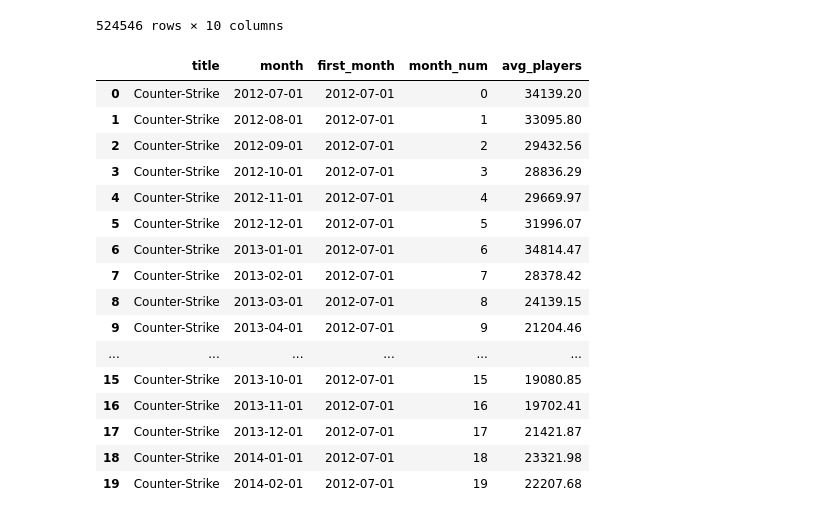
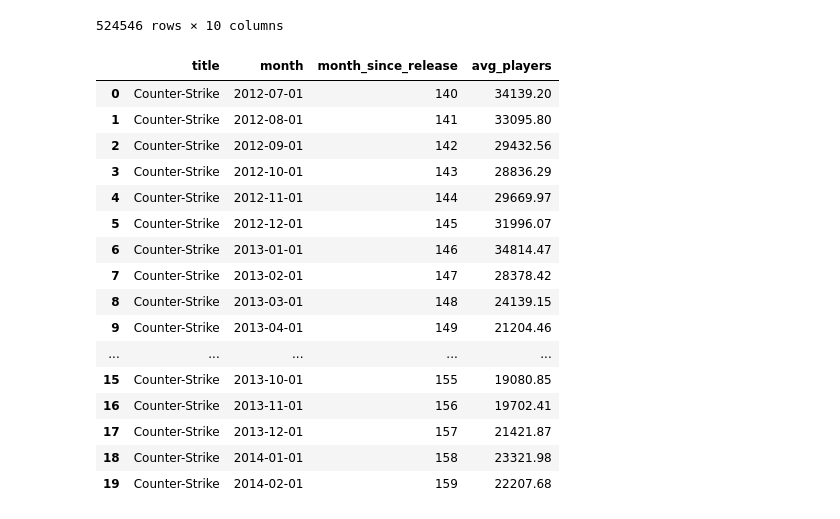
Before and after one commit to mzang20/Video-Game-Lifecycle, a Jupyter notebook: notebooks/03_lifecycle_analysis.ipynb, the cells around one changed output. Saved outputs shown, nothing was run; the diff lists cells and outputs as text; code cells hidden in the pictures.

```diff
--- a/notebooks/03_lifecycle_analysis.ipynb
+++ b/notebooks/03_lifecycle_analysis.ipynb
@@ -46,30 +47,39 @@ lifecycle
 | 524545 | 802450 | NAIRI: Tower of Shirin | 2018-11-29 | 9.99 | 173 | 0.90 | Adventure, Indie, Cute, Singlepla... | 2023-08-01 | ... |
 524546 rows × 10 columns
 # %%
+# Convert to datetime
+lifecycle["month"] = pd.to_datetime(lifecycle["month"])
+lifecycle["release_date"] = pd.to_datetime(
+    lifecycle["release_date"],
+    errors="coerce"
+)
+
 # Change month to lifecycle
-lifecycle["month"] = pd.to_datetime(lifecycle["month"])
+lifecycle["month_since_release"] = (
+    (lifecycle["month"].dt.year -
+     lifecycle["release_date"].dt.year) * 12
+    +
+    (lifecycle["month"].dt.month -
+     lifecycle["release_date"].dt.month)
+)
 
-lifecycle["first_month"] = (lifecycle.groupby("app_id")["month"].transform("min"))
-
-lifecycle["month_num"] = ((lifecycle["month"].dt.year - lifecycle["first_month"].dt.year) * 12 + lifecycle["month"].dt.month - lifecycle["first_month"].dt.month)
-
-lifecycle[["title", "month", "first_month", "month_num", "avg_players"]].head(20)
+lifecycle[["title", "month", "month_since_release", "avg_players"]].head(20)
 # %% [output]
-|  | title | month | first_month | month_num | avg_players |
-| 0 | Counter-Strike | 2012-07-01 | 2012-07-01 | 0 | 34139.20 |
-| 1 | Counter-Strike | 2012-08-01 | 2012-07-01 | 1 | 33095.80 |
-| 2 | Counter-Strike | 2012-09-01 | 2012-07-01 | 2 | 29432.56 |
-| 3 | Counter-Strike | 2012-10-01 | 2012-07-01 | 3 | 28836.29 |
-| 4 | Counter-Strike | 2012-11-01 | 2012-07-01 | 4 | 29669.97 |
-| 5 | Counter-Strike | 2012-12-01 | 2012-07-01 | 5 | 31996.07 |
-| 6 | Counter-Strike | 2013-01-01 | 2012-07-01 | 6 | 34814.47 |
-| 7 | Counter-Strike | 2013-02-01 | 2012-07-01 | 7 | 28378.42 |
-| 8 | Counter-Strike | 2013-03-01 | 2012-07-01 | 8 | 24139.15 |
-| 9 | Counter-Strike | 2013-04-01 | 2012-07-01 | 9 | 21204.46 |
-| ... | ... | ... | ... | ... | ... |
-| 15 | Counter-Strike | 2013-10-01 | 2012-07-01 | 15 | 19080.85 |
-| 16 | Counter-Strike | 2013-11-01 | 2012-07-01 | 16 | 19702.41 |
-| 17 | Counter-Strike | 2013-12-01 | 2012-07-01 | 17 | 21421.87 |
-| 18 | Counter-Strike | 2014-01-01 | 2012-07-01 | 18 | 23321.98 |
-| 19 | Counter-Strike | 2014-02-01 | 2012-07-01 | 19 | 22207.68 |
+|  | title | month | month_since_release | avg_players |
+| 0 | Counter-Strike | 2012-07-01 | 140 | 34139.20 |
+| 1 | Counter-Strike | 2012-08-01 | 141 | 33095.80 |
+| 2 | Counter-Strike | 2012-09-01 | 142 | 29432.56 |
+| 3 | Counter-Strike | 2012-10-01 | 143 | 28836.29 |
+| 4 | Counter-Strike | 2012-11-01 | 144 | 29669.97 |
+| 5 | Counter-Strike | 2012-12-01 | 145 | 31996.07 |
+| 6 | Counter-Strike | 2013-01-01 | 146 | 34814.47 |
+| 7 | Counter-Strike | 2013-02-01 | 147 | 28378.42 |
+| 8 | Counter-Strike | 2013-03-01 | 148 | 24139.15 |
+| 9 | Counter-Strike | 2013-04-01 | 149 | 21204.46 |
+| ... | ... | ... | ... | ... |
+| 15 | Counter-Strike | 2013-10-01 | 155 | 19080.85 |
+| 16 | Counter-Strike | 2013-11-01 | 156 | 19702.41 |
+| 17 | Counter-Strike | 2013-12-01 | 157 | 21421.87 |
+| 18 | Counter-Strike | 2014-01-01 | 158 | 23321.98 |
+| 19 | Counter-Strike | 2014-02-01 | 159 | 22207.68 |
 # %%
```
Also changed, not shown: parts of 9 cells of this notebook, 7 other files.
